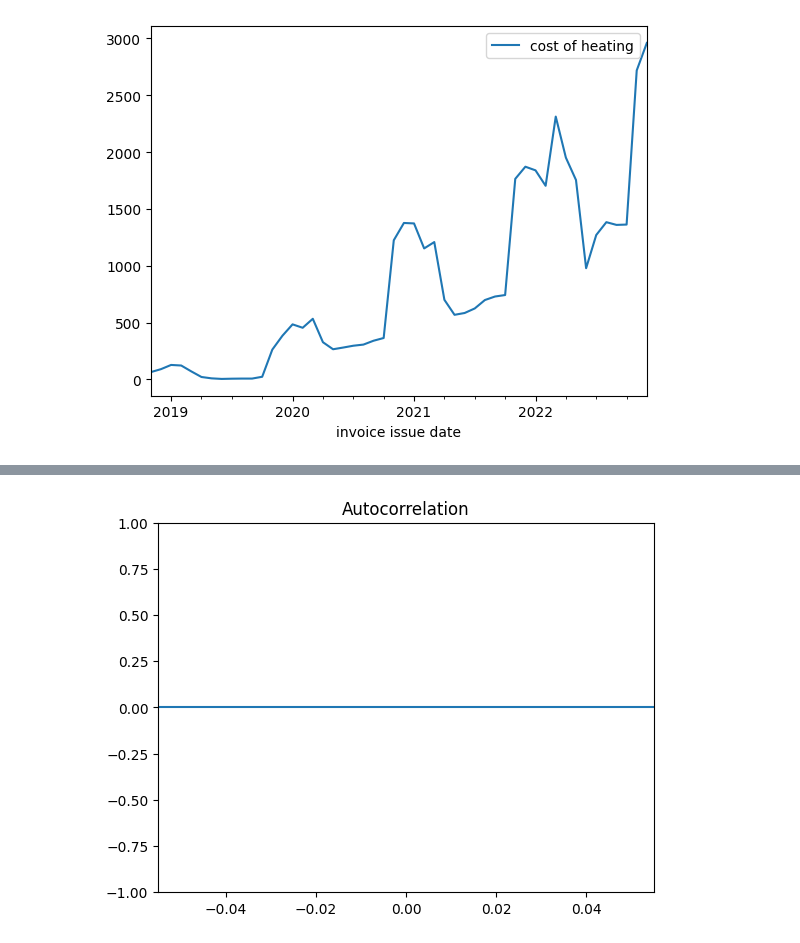
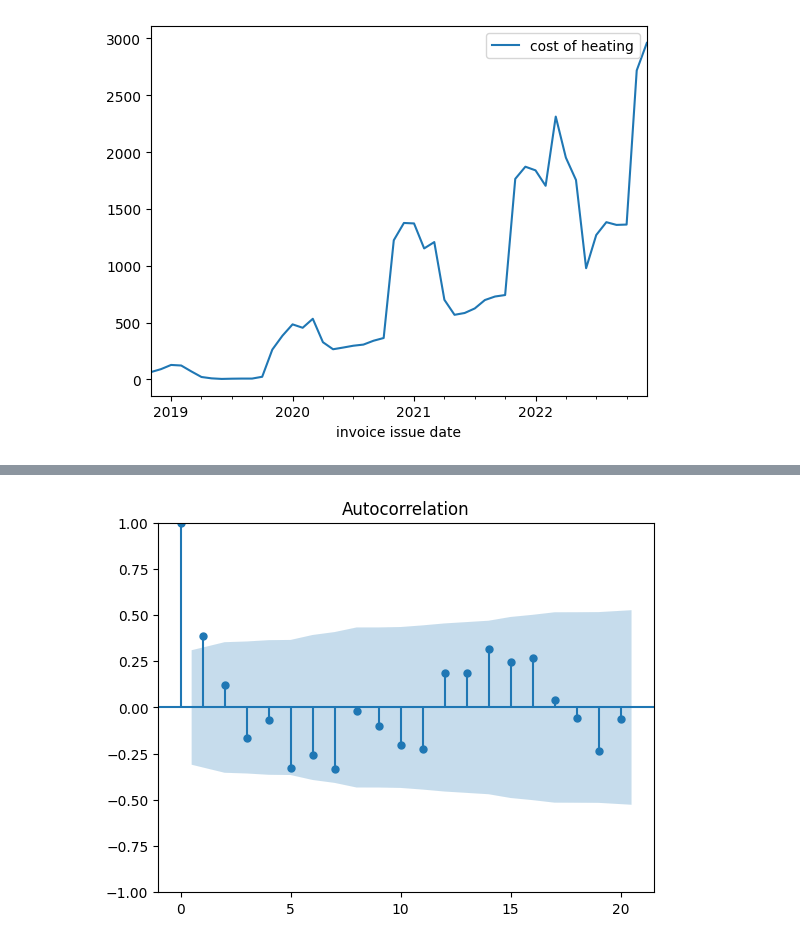
Before and after one commit to MKastek/time-series-notes, a Jupyter notebook: cost_of_heating_time_series.ipynb, the cells around one changed output, grey strips where cells are left out. Saved outputs shown, nothing was run; the diff lists cells and outputs as text; code cells hidden in the pictures.

```diff
--- a/cost_of_heating_time_series.ipynb
+++ b/cost_of_heating_time_series.ipynb
@@ -117,6 +98,0 @@ clean_time_data(df, 'invoice issue date')
-# %%
-df['invoice issue date'] = df['invoice issue date'].apply(lambda x: x.replace('.','/'))
-# %%
-df['invoice issue date'] = pd.to_datetime(df['invoice issue date'], errors='coerce');
-# %%
-df['invoice issue date'] = df['invoice issue date'].dt.to_period('M').dt.to_timestamp()
@@ -150,7 +106,7 @@ df.plot(x='invoice issue date', y='cost of heating')
 # %%
 from statsmodels.tsa.seasonal import seasonal_decompose
 
-result = seasonal_decompose(x=df['cost of heating'], model='additive', period=12)
+result = seasonal_decompose(x=df['cost of heating'], model='additive', period=11)
 # %%
 result.plot()
 plt.show()
@@ -177,10 +133,10 @@ plt.plot(df['invoice issue date'], result.seasonal, label='Seasonality')
 from statsmodels.graphics.tsaplots import plot_acf
 from statsmodels.tsa.stattools import adfuller
 # %%
-plot_acf(result.resid, lags=20)
+plot_acf(result.resid.dropna(), lags=20)
 plt.show()
 # %% [output]
-[figure, old version]
+[figure, new version]
 # %%
 adf_result = adfuller(result.resid.dropna())
 print(f'ADF Statistic: {adf_result[0]}')
```
Also changed, not shown: parts of 9 cells of this notebook.
